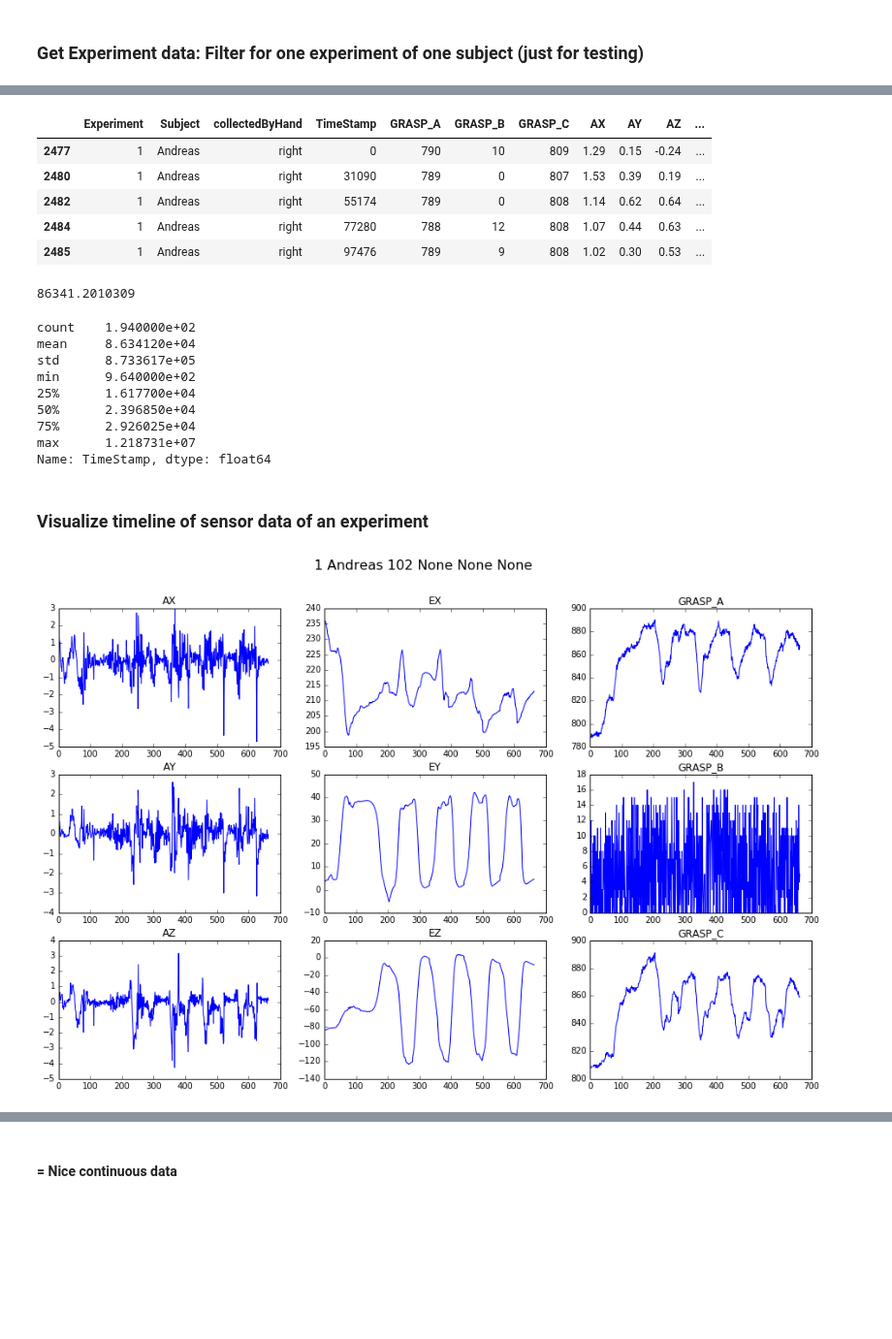
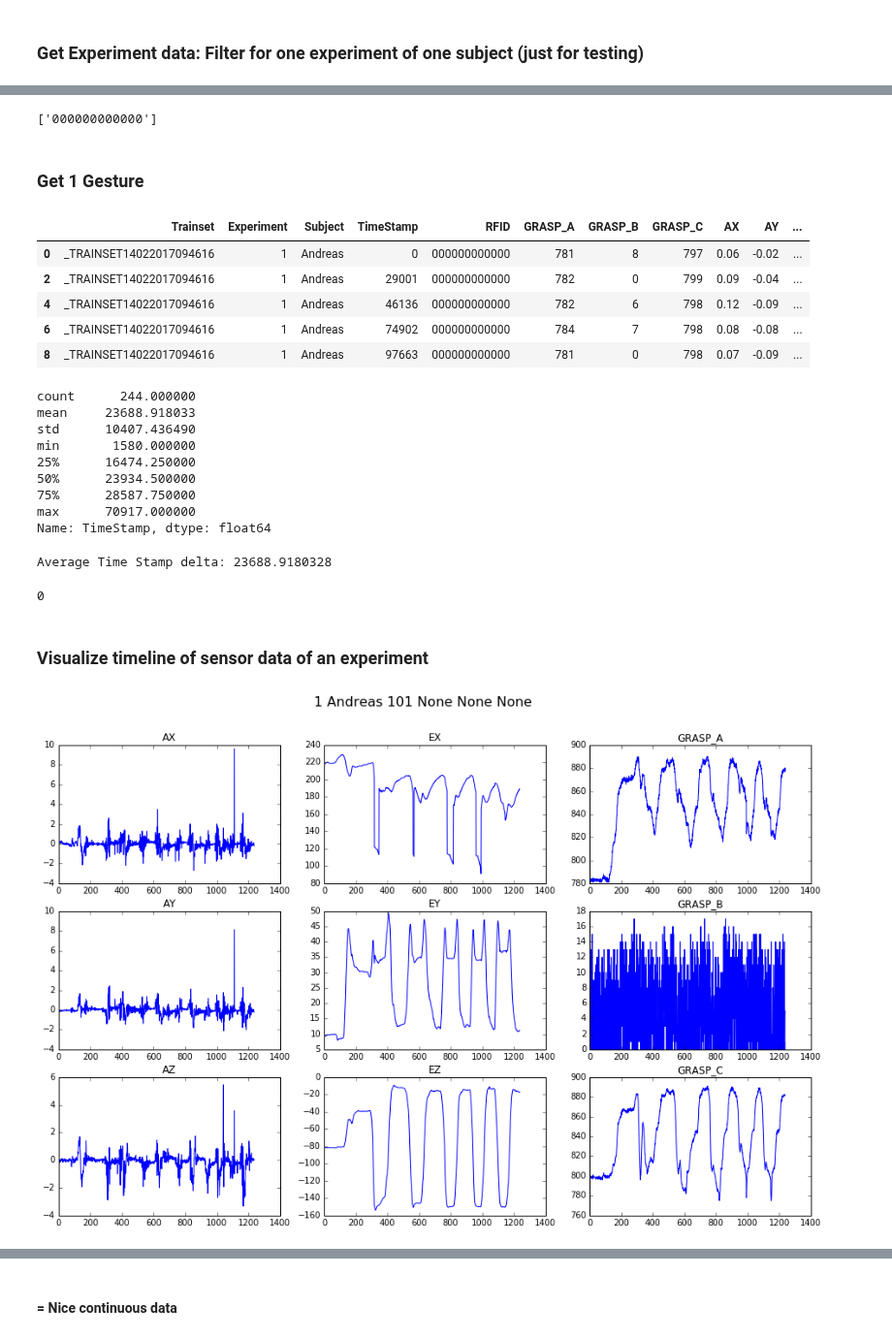
Before and after one commit to Make-O-Matic/MOM-Engine, a Jupyter notebook: data_preprocess_TU.ipynb, the cells around one changed output, grey strips where cells are left out. Shown at 97% size. Saved outputs shown, nothing was run; the diff lists cells and outputs as text; code cells hidden in the pictures; blank space fills up the shorter version.

```diff
--- a/data_preprocess_TU.ipynb
+++ b/data_preprocess_TU.ipynb
@@ -512,10 +539,11 @@ def get_experiment(data,experiment,subject,parcours,mutation,gesture):
 # get experiment data (setting one to None does not filter by it)
 exp = 1
 subject = 'Andreas'
-parcours = 102
+trainset = None
+parcours = None # 102
 mutation = None
 gesture = None #2 # 1
 
-mydata = get_experiment(data,exp,subject,parcours,mutation,gesture)
+mydata = get_experiment(data,exp,trainset,subject,parcours,mutation,gesture)
 mydata.shape
 # %% [output]
@@ -527,0 +557,4 @@ mydata['Parcours'].unique().tolist()
+# %%
+# how many training sets included in this experiment
+trainsets = mydata['Trainset'].unique().tolist()
+print len(trainsets), "Train sets"
@@ -527,0 +581,11 @@ mydata['Parcours'].unique().tolist()
+# %%
+# get experiment data (setting one to None does not filter by it)
+exp = 1
+subject = 'Andreas'
+trainset = '_TRAINSET14022017094616'
+parcours = None # 102
+mutation = None
+gesture = None #2 # 1
+
+mydata = get_experiment(data,exp,trainset,subject,parcours,mutation,gesture)
+mydata.shape
@@ -546,29 +620,44 @@ for mut in mut_list:
+# %%
+# which RFIDs
+mydata['RFID'].unique().tolist()
+# %% [output]
+['000000000000']
+# %% [markdown]
+### Get 1 Gesture
 # %%
 # get data for 1 gesture
 mutation = None
+parcours = 101
 gesture = 15
-mydata = get_experiment(data,exp,subject,parcours,mutation,gesture)
+mydata = get_experiment(data,exp,trainset,subject,parcours,mutation,gesture)
 mydata.head()
 # %% [output]
-|  | Experiment | Subject | collectedByHand | TimeStamp | GRASP_A | GRASP_B | GRASP_C | AX | AY | AZ | ... |
-| 2477 | 1 | Andreas | right | 0 | 790 | 10 | 809 | 1.29 | 0.15 | -0.24 | ... |
-| 2480 | 1 | Andreas | right | 31090 | 789 | 0 | 807 | 1.53 | 0.39 | 0.19 | ... |
-| 2482 | 1 | Andreas | right | 55174 | 789 | 0 | 808 | 1.14 | 0.62 | 0.64 | ... |
-| 2484 | 1 | Andreas | right | 77280 | 788 | 12 | 808 | 1.07 | 0.44 | 0.63 | ... |
-| 2485 | 1 | Andreas | right | 97476 | 789 | 9 | 808 | 1.02 | 0.30 | 0.53 | ... |
+|  | Trainset | Experiment | Subject | TimeStamp | RFID | GRASP_A | GRASP_B | GRASP_C | AX | AY | ... |
+| 0 | _TRAINSET14022017094616 | 1 | Andreas | 0 | 000000000000 | 781 | 8 | 797 | 0.06 | -0.02 | ... |
+| 2 | _TRAINSET14022017094616 | 1 | Andreas | 29001 | 000000000000 | 782 | 0 | 799 | 0.09 | -0.04 | ... |
+| 4 | _TRAINSET14022017094616 | 1 | Andreas | 46136 | 000000000000 | 782 | 6 | 798 | 0.12 | -0.09 | ... |
+| 6 | _TRAINSET14022017094616 | 1 | Andreas | 74902 | 000000000000 | 784 | 7 | 798 | 0.08 | -0.08 | ... |
+| 8 | _TRAINSET14022017094616 | 1 | Andreas | 97663 | 000000000000 | 781 | 0 | 798 | 0.07 | -0.09 | ... |
 # %%
 ### Check TimeStep deltas
-# investigate time stamp mean and variance
-print mydata['TimeStamp'].diff().mean()
+# investigate time stamp delta mean and variance
 mydata['TimeStamp'].diff().describe()
 # %% [output]
-86341.2010309
+count      244.000000
+mean     23688.918033
+std      10407.436490
+min       1580.000000
+25%      16474.250000
+50%      23934.500000
+75%      28587.750000
+max      70917.000000
+Name: TimeStamp, dtype: float64
-count    1.940000e+02
-mean     8.634120e+04
-std      8.733617e+05
-min      9.640000e+02
-25%      1.617700e+04
-50%      2.396850e+04
-75%      2.926025e+04
-max      1.218731e+07
-Name: TimeStamp, dtype: float64
+# %%
+print "Average Time Stamp delta:", mydata['TimeStamp'].diff().mean()
+# %% [output]
+Average Time Stamp delta: 23688.9180328
+# %%
+# how often does the Timestamp jump, i.e. start at 0 again?
+sum(mydata['TimeStamp'].diff() < 0)
+# %% [output]
+0
@@ -614,16 +705,17 @@ def grid_plot(mydata, title=True):
 # %%
 # show data for 1 PARCOURS
 exp = 1
 subject = 'Andreas'
-parcours = 102
+trainset = trainsets[0]
+parcours = 101
 mutation = None
 gesture = None
 
-mydata = get_experiment(data,exp,subject,parcours,mutation,gesture)
+mydata = get_experiment(data,exp,trainset,subject,parcours,mutation,gesture)
 
 grid_plot(mydata)
 # %% [output]
-[figure, old version]
+[figure, new version]
 # %%
 var = 'TimeStamp'
 one_plot(mydata,var)
```
Also changed, not shown: parts of 37 cells of this notebook.
